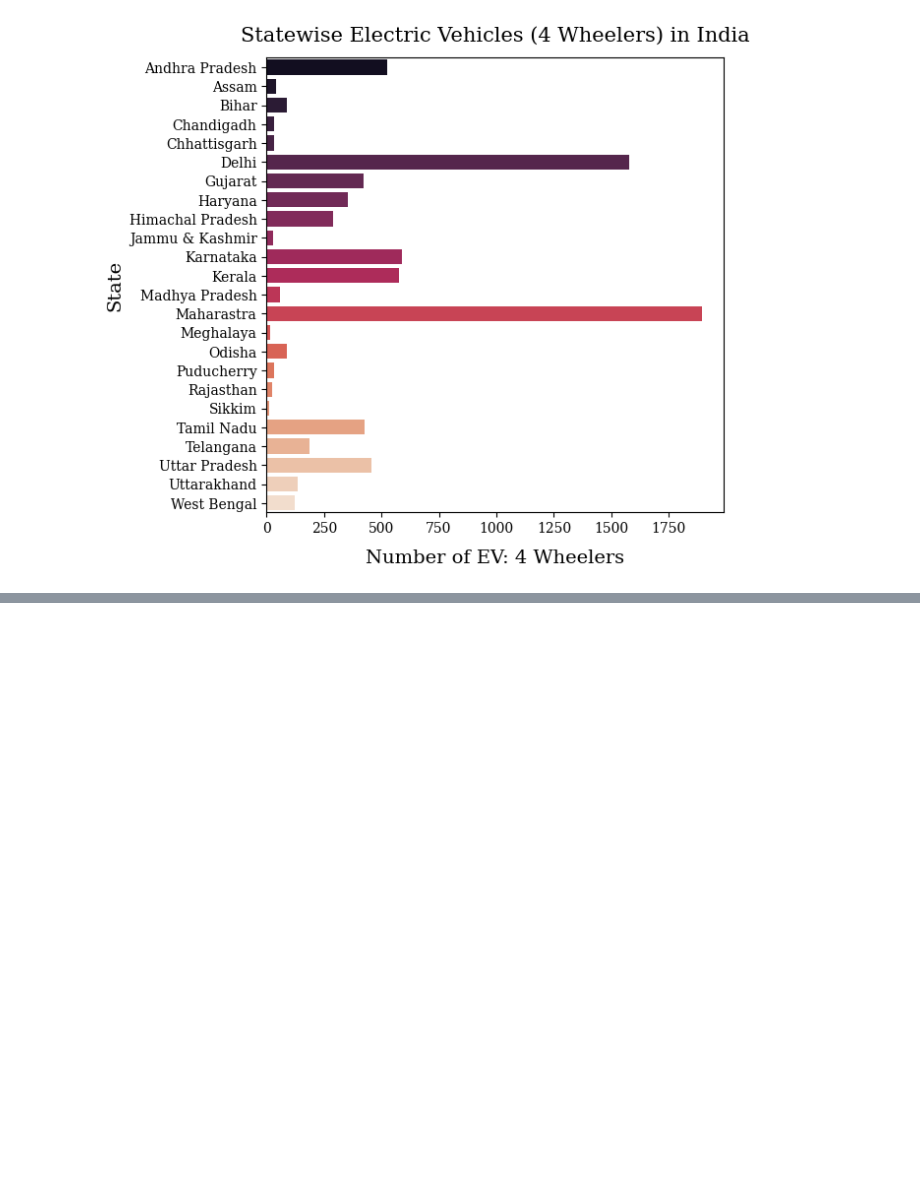
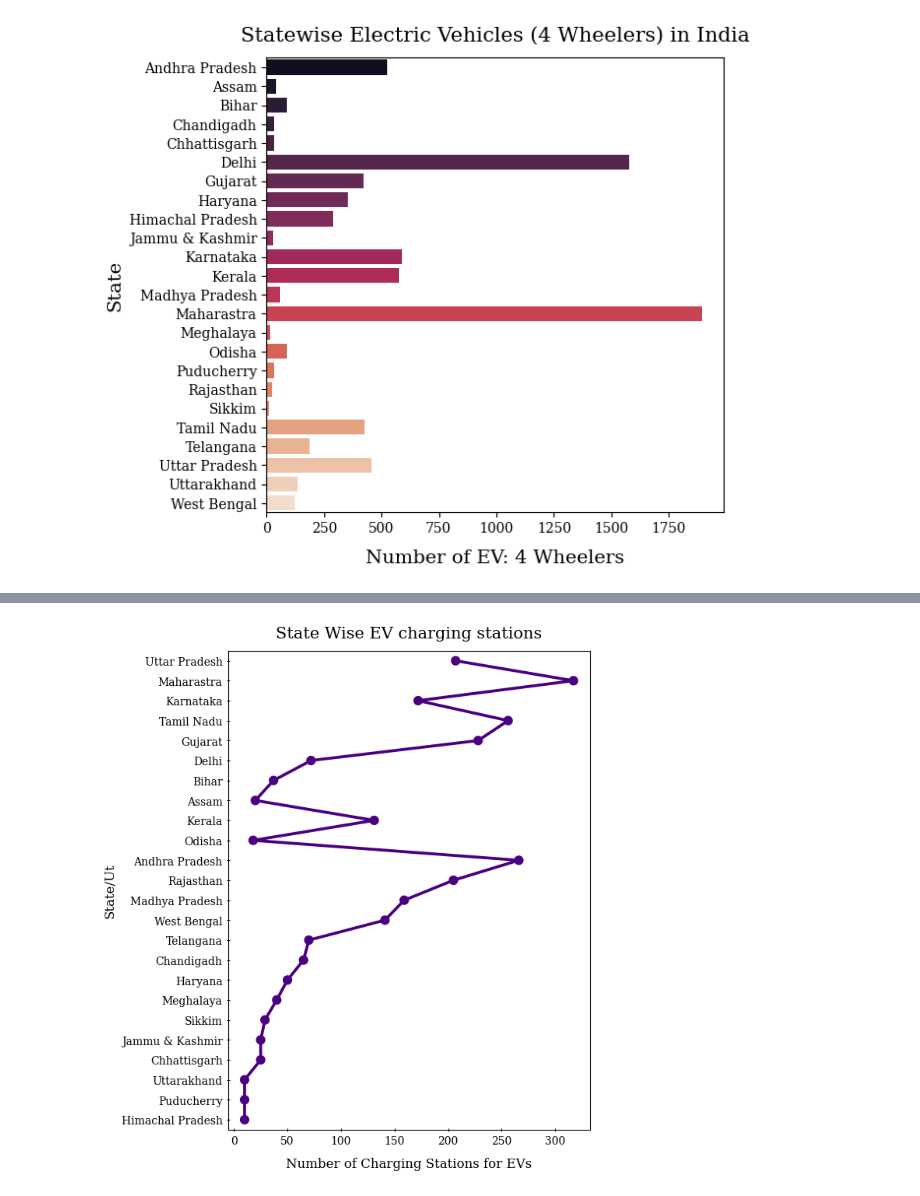
Before and after one commit to HereticInquisitor/EV-segmentation, a Jupyter notebook: test.ipynb, the cells around one changed output, grey strips where cells are left out. Cells and saved outputs as stored; diff of their text form; code cells hidden in the pictures; blank space fills up the shorter version.

```diff
--- a/test.ipynb
+++ b/test.ipynb
@@ -190,0 +202,12 @@ plt.show()
+# %%
+plt.figure(figsize=(6, 8))
+sns.pointplot(data=df1, y='Region', x='Chargers', color='indigo')
+plt.xlabel('Number of Charging Stations for EVs', family='serif', size=12, labelpad=10)
+plt.ylabel('State/Ut', family='serif', size=12)
+plt.tick_params(direction='inout')
+plt.xticks(family='serif', size=10)
+plt.yticks(family='serif', size=10)
+plt.title(label='State Wise EV charging stations', weight=200, family='serif', size=15, pad=12)
+plt.show()
+# %% [output]
+[figure, added]
```
Also changed, not shown: parts of 33 cells of this notebook.
